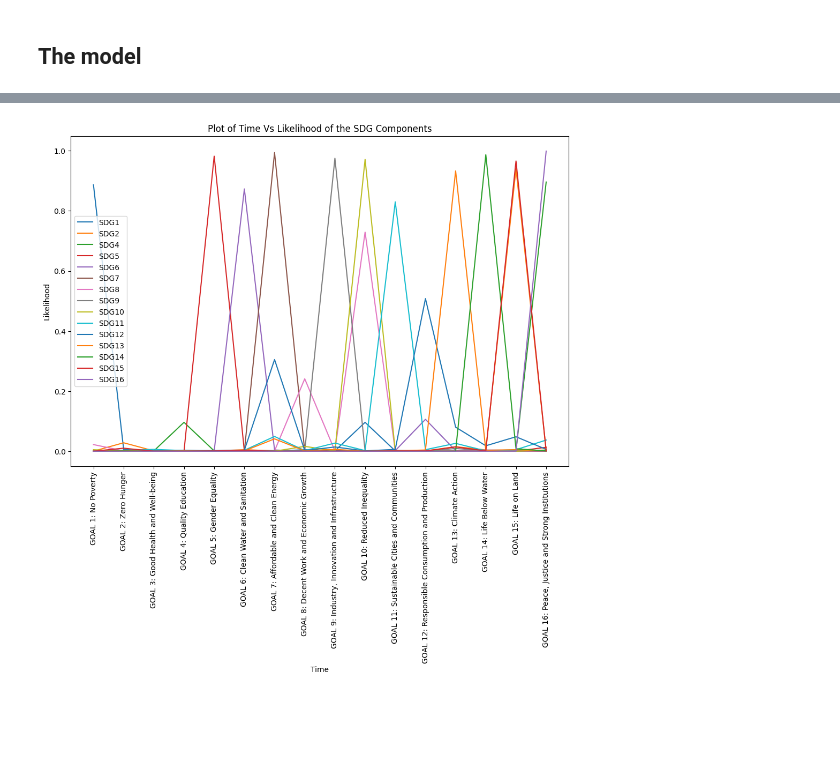
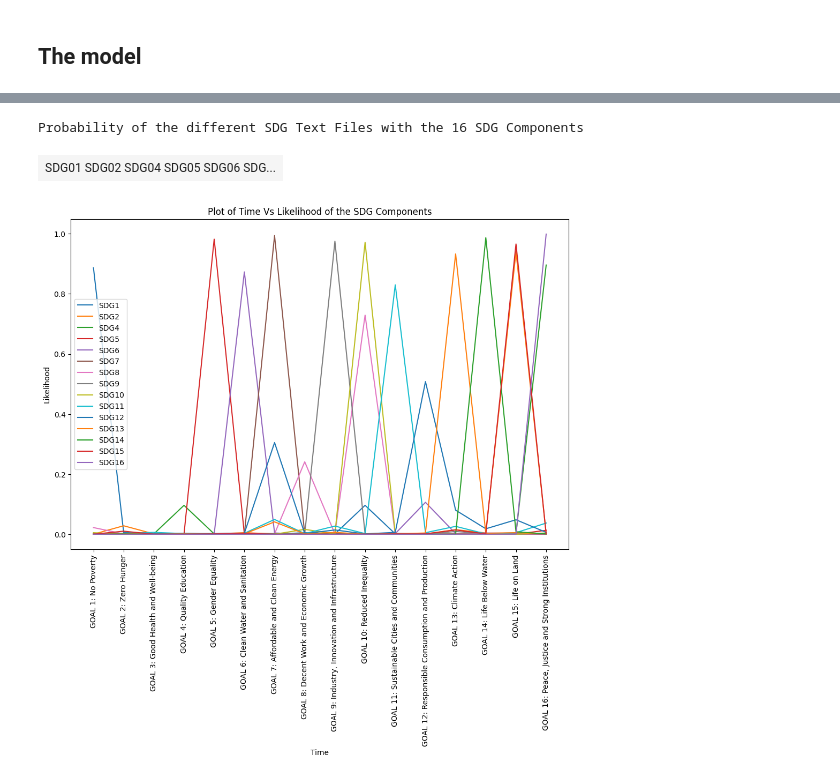
Before and after one commit to Fabchirajoul/SDG, a Jupyter notebook: SDG.ipynb, the cells around one changed output, grey strips where cells are left out. Drawn from its saved outputs; the diff is of its cells as text; code cells hidden in the pictures; blank space fills up the shorter version.

```diff
--- a/SDG.ipynb
+++ b/SDG.ipynb
@@ -553,9 +553,9 @@ heatmap = (combined_df*100).style.applymap(color_func).format("{:.2f}")
 title_label = "Probability of the different SDG Text Files with the 16 SDG Components"
 
 # Wrap the heatmap in an HTML table with border lines and a title label
-html = f'<table style="max-width: 200px; border: 1px solid black; margin: 0 auto;">' \
-       f'<caption style="text-align: center; font-weight: bold; font-size: large; white-space: nowrap;" br><br>{title_label}</br></caption>' \
-       f'{heatmap.render()}' \
+html = f'<table style="border: 1px solid black;">' \
+       f'<caption style="text-align: center; font-weight: bold; font-size: large;">{title_label}</caption>' \
+       f'<tr><td>{heatmap.to_html()}</td></tr>' \
        f'</table>'  # Adjust the max-width and other styles as needed
 
 # Display the heatmap within a table with a title label
@@ -565,3 +564,5 @@ display(HTML(html))
+Probability of the different SDG Text Files with the 16 SDG Components
+| SDG01 SDG02 SDG04 SDG05 SDG06 SDG... |
 # %%
 import matplotlib.pyplot as plt
 
```
Also changed, not shown: parts of 2 cells of this notebook.
